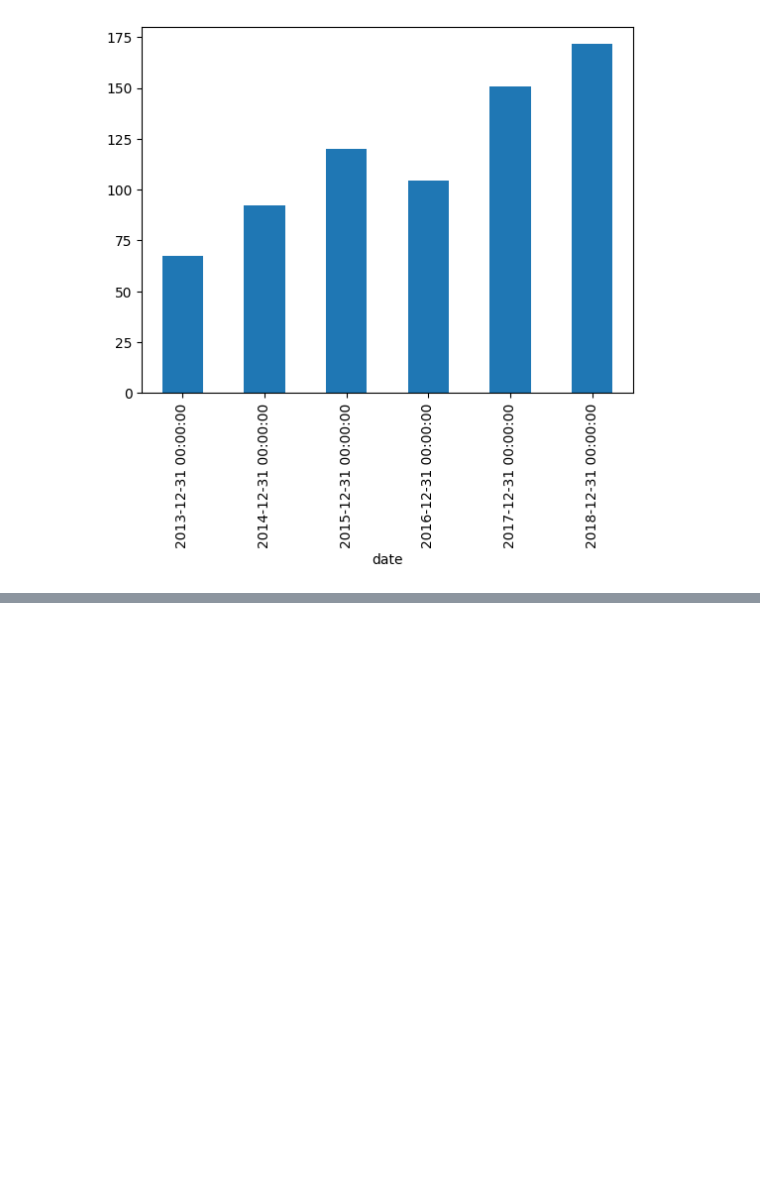
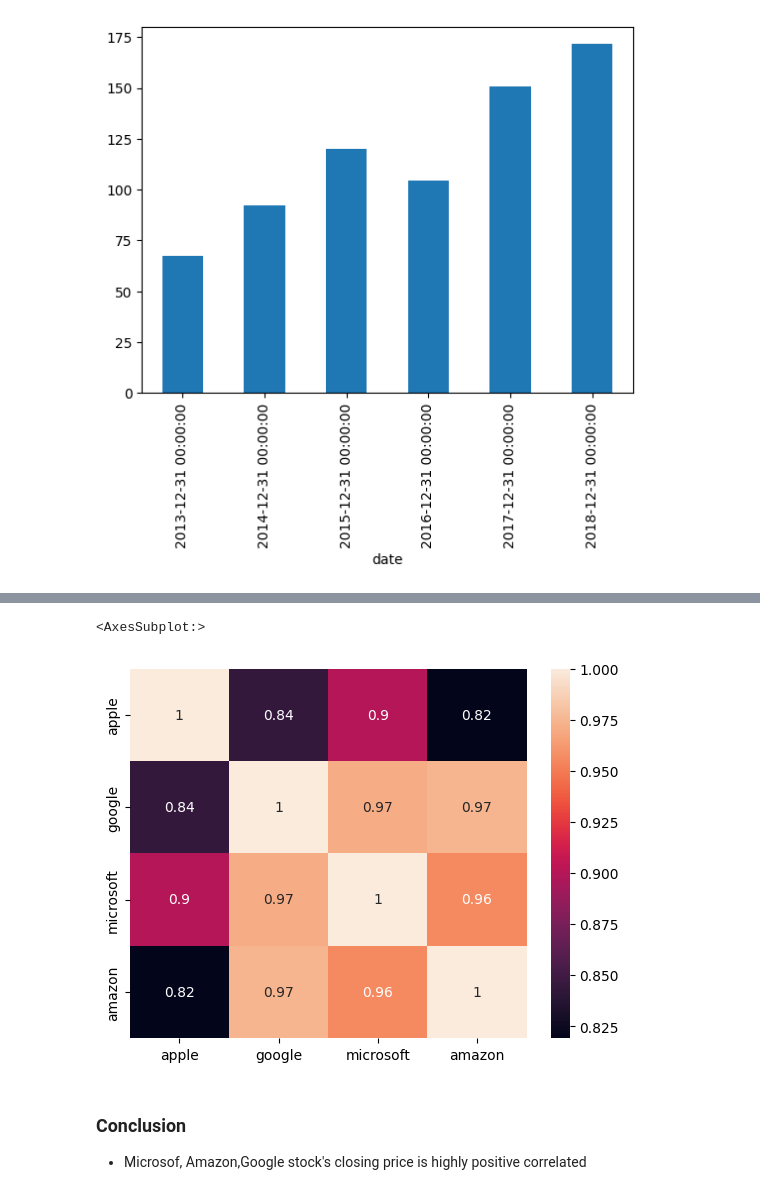
Before and after one commit to imakash1997/Data_Analyst_Unguided_Projects_Portfolio, a Jupyter notebook: Time Series Project ( Stock Market case-study )/Notebook/Stock_Price_EDA.ipynb, the cells around one changed output, grey strips where cells are left out. Drawn from its saved outputs; the diff is of its cells as text; code cells hidden in the pictures; blank space fills up the shorter version.

```diff
--- a/Time Series Project ( Stock Market case-study )/Notebook/Stock_Price_EDA.ipynb
+++ b/Time Series Project ( Stock Market case-study )/Notebook/Stock_Price_EDA.ipynb
@@ -260,0 +275,5 @@ df2['close'].resample('Y').mean().plot(kind="bar")
+# %%
+apple=all_data[all_data['Name']=="AAPL"]
+google=all_data[all_data['Name']=="GOOGL"]
+microsoft=all_data[all_data['Name']=="MSFT"]
+amazon=all_data[all_data['Name']=="AMZN"]
@@ -260,0 +316,6 @@ df2['close'].resample('Y').mean().plot(kind="bar")
+# %%
+stks_cls_prc=pd.DataFrame()
+stks_cls_prc['apple']=apple['close']
+stks_cls_prc['google']=google['close']
+stks_cls_prc['microsoft']=microsoft['close']
+stks_cls_prc['amazon']=amazon['close']
@@ -260,0 +340,10 @@ df2['close'].resample('Y').mean().plot(kind="bar")
+# %%
+#Heat Map
+import seaborn as sns
+sns.heatmap(stks_cls_prc.corr(),annot=True)
+# %% [output]
+<AxesSubplot:>
+[figure, added]
+# %% [markdown]
+### Conclusion
+- Microsof, Amazon,Google stock's closing price is highly positive correlated
```
Also changed, not shown: parts of 10 cells of this notebook.
